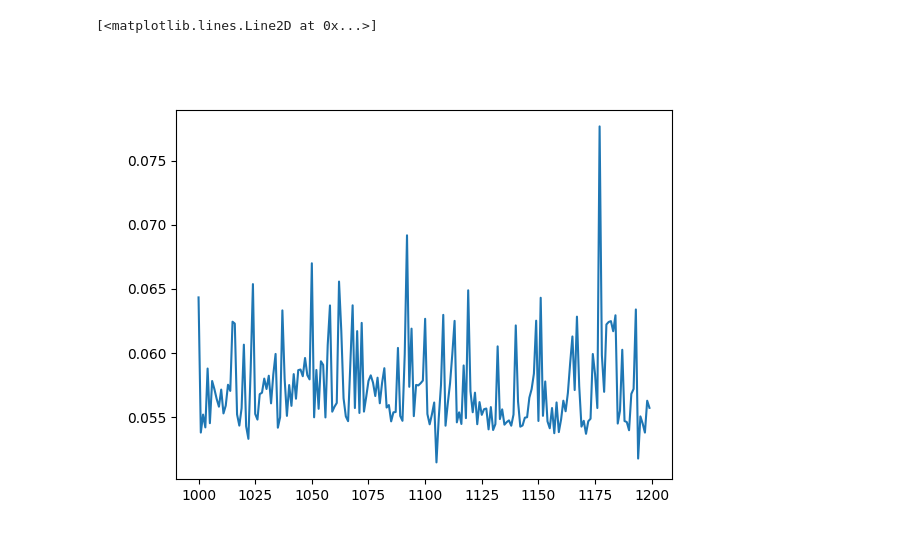
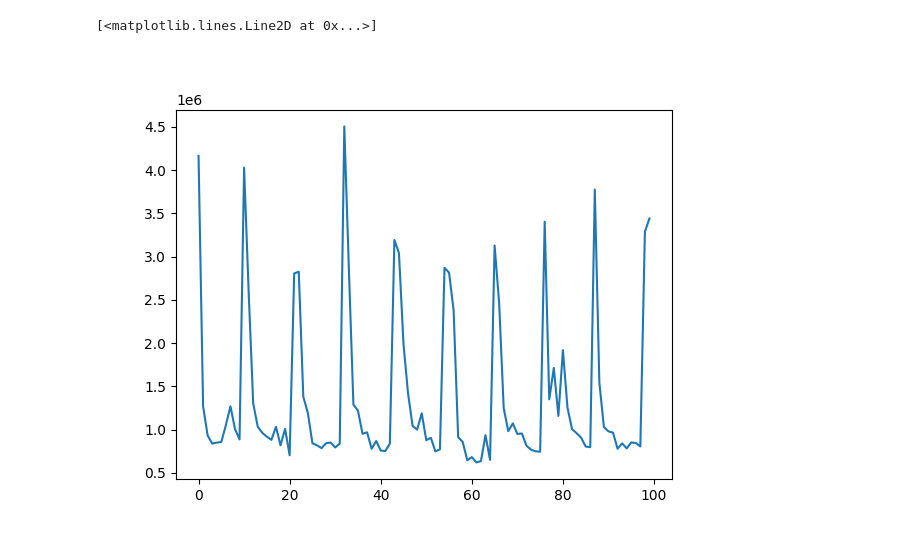
Before and after one commit to Elvis339/research-ml-inference, a Jupyter notebook: metrics/main.ipynb, the cells around one changed output. Cells and saved outputs as stored; diff of their text form; code cells hidden in the pictures.

Commit message:
feat: extend CLI

```diff
--- a/metrics/main.ipynb
+++ b/metrics/main.ipynb
@@ -40,0 +100,4 @@ ax.pie(data, labels=labels, autopct='%1.1f%%')
+# %%
+path = "/Users/elvissabanovic/Projects/research-ml-inference/rust/extended_request_reply_1000.csv"
+
+df = pd.read_csv(path)
@@ -41,6 +116,6 @@ ax.pie(data, labels=labels, autopct='%1.1f%%')
 # %%
 fig, ax = plt.subplots()
-ax.plot(uds_df['response_time_ms'][1000:1200])
+ax.plot(df['elapsed_time_ns'][0:100])
 # %% [output]
 [<matplotlib.lines.Line2D at 0x...>]
-[figure, old version]
+[figure, new version]
```
Also changed, not shown: parts of 13 cells of this notebook, 4 other files.
